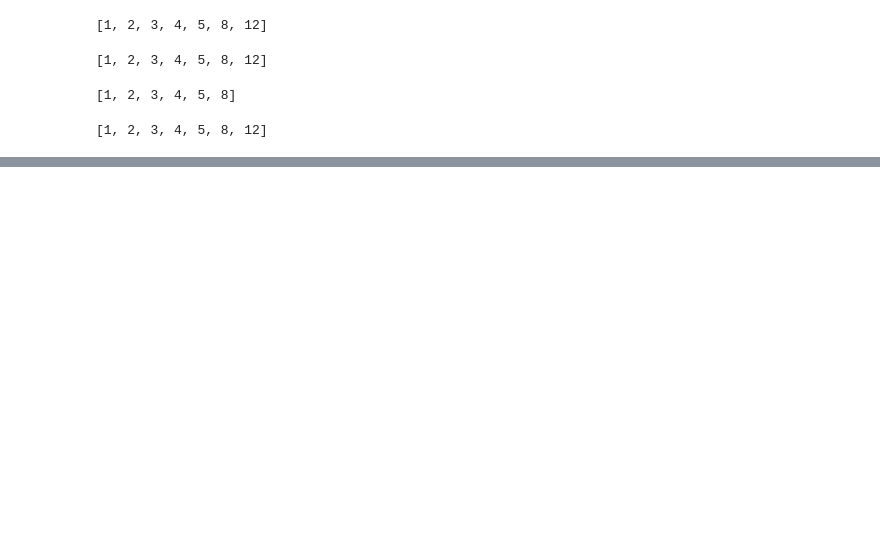
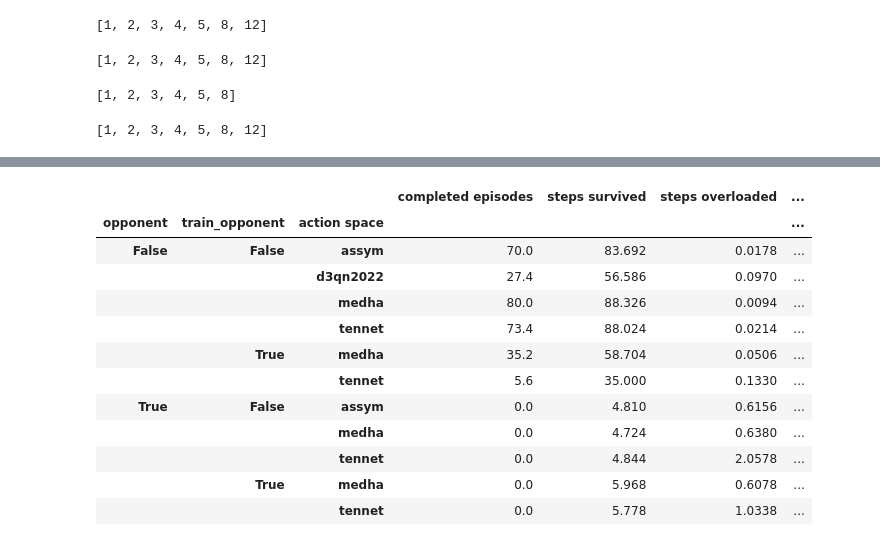
Before and after one commit to EricavanderSar/rl4pnc-survey, a Jupyter notebook: notebooks/SurveyPaper_OverviewTables.ipynb, the cells around one changed output, grey strips where cells are left out. Cells and saved outputs as stored; diff of their text form; code cells hidden in the pictures; blank space fills up the shorter version.

```diff
--- a/notebooks/SurveyPaper_OverviewTables.ipynb
+++ b/notebooks/SurveyPaper_OverviewTables.ipynb
@@ -189,0 +270,30 @@ all_subs_changed
+# %%
+measures = ['agent_type',
+            'opponent',
+            'train_opponent',
+            'action space',
+            'completed episodes',
+            'steps survived',
+            'steps overloaded',
+            'agent execution time [ms]',
+            'maximum topology depth',
+            'unique actions',
+            'unique lines in danger',
+            'unqique subs changed',
+            'substations changed'
+           ]
+df_rl.loc[:, measures].groupby(['opponent', 'train_opponent', 'action space']).mean()
+# %% [output]
+|  |  |  | completed episodes | steps survived | steps overloaded | ... |
+| opponent | train_opponent | action space |  |  |  | ... |
+| False | False | assym | 70.0 | 83.692 | 0.0178 | ... |
+|  |  | d3qn2022 | 27.4 | 56.586 | 0.0970 | ... |
+|  |  | medha | 80.0 | 88.326 | 0.0094 | ... |
+|  |  | tennet | 73.4 | 88.024 | 0.0214 | ... |
+|  | True | medha | 35.2 | 58.704 | 0.0506 | ... |
+|  |  | tennet | 5.6 | 35.000 | 0.1330 | ... |
+| True | False | assym | 0.0 | 4.810 | 0.6156 | ... |
+|  |  | medha | 0.0 | 4.724 | 0.6380 | ... |
+|  |  | tennet | 0.0 | 4.844 | 2.0578 | ... |
+|  | True | medha | 0.0 | 5.968 | 0.6078 | ... |
+|  |  | tennet | 0.0 | 5.778 | 1.0338 | ... |
```
Also changed, not shown: parts of 7 cells of this notebook, 3 other files.
